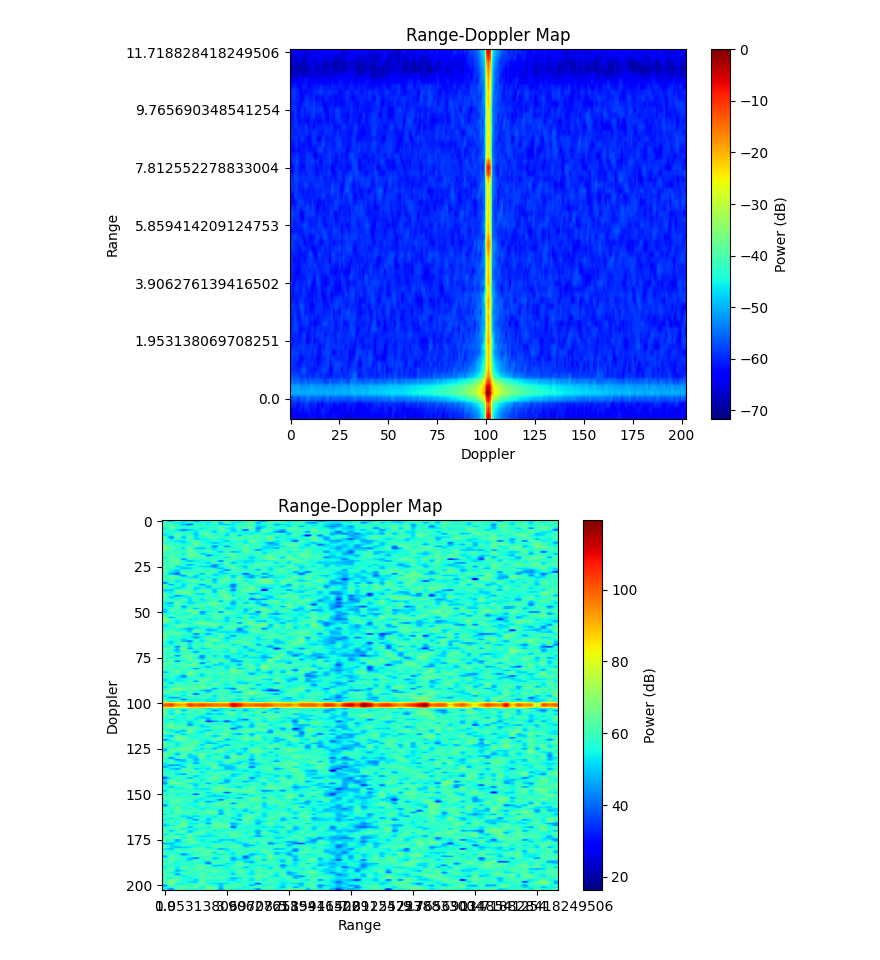
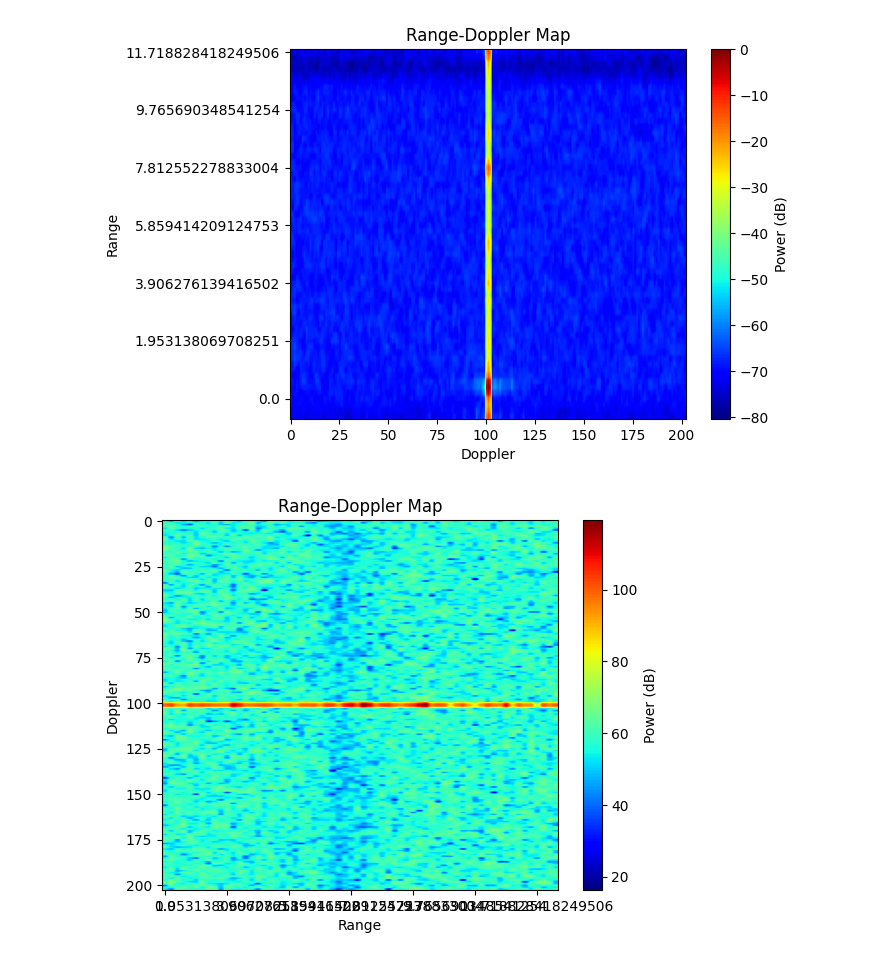
Before and after one commit to HarryPaniccc/4022S_code, a Jupyter notebook: range_doppler_notebook.ipynb, the cells around one changed output. Cells and saved outputs as stored; diff of their text form; code cells hidden in the pictures.

```diff
--- a/range_doppler_notebook.ipynb
+++ b/range_doppler_notebook.ipynb
@@ -29,7 +30,7 @@ def get_measurement_parameters(hdf5_file_path):
     range_bin_size = c/(2*bandwidth)
     return freq_slope_const, number_of_samples_per_chirp, sample_rate, Tdata, bandwidth, range_bin_size
 # %%
-def range_doppler_map(hdf5_file_path, frame, range_bin_size):
+def range_doppler_map(hdf5_file_path, frame, range_bin_size, make_map):
 
     frame_data = hdf5_file_path[f'Sensors/TI_Radar/Data/Frame_{frame}/frame_data'] # Collect the data of a specific frame, idk just fucking figure it out
     #print(frame_data[0,:,0]) # data is stored as samples x chirps x channels
@@ -41,30 +42,33 @@ def range_doppler_map(hdf5_file_path, frame, range_bin_size):
     plotted_fftd_frame_data = range_doppler_sum(fftd_frame_data)
 
 #    print(plotted_fftd_frame_data.shape)
+    if make_map:
+        plt.figure()
+        plt.imshow(plotted_fftd_frame_data, aspect='auto', cmap='jet')
+        plt.title('Range-Doppler Map')
+        plt.xlabel('Doppler')
+        plt.ylabel('Range')
+        plt.colorbar(label='Power (dB)')
+        # Get current y-ticks and labels
+        y_ticks = plt.gca().get_yticks()
+        plt.gca().set_yticklabels(y_ticks[::-1]*range_bin_size) #TODO: How the fuck do I make it so that zero is AT ZERO
 
-    plt.figure()
-    plt.imshow(plotted_fftd_frame_data, aspect='auto', cmap='jet')
-    plt.title('Range-Doppler Map')
-    plt.xlabel('Doppler')
-    plt.ylabel('Range')
-    plt.colorbar(label='Power (dB)')
+        #plt.ylim(0, )
+        plt.show()
 
-    # Get current y-ticks and labels
-    y_ticks = plt.gca().get_yticks()
-    plt.gca().set_yticklabels(y_ticks[::-1]*range_bin_size) #TODO: How the fuck do I make it so that zero is AT ZERO
-
-    #plt.ylim(0, )
-
-    plt.show()
+    return plotted_fftd_frame_data
 # %%
 moving_back_test = h5py.File('../4022S_data/undergrad_testset/Experiment_moving_target_back_data.hdf5', 'r') # Read in the file
 one_meter_centre_test = h5py.File('../4022S_data/undergrad_testset/Experiment_stationary_target_1m_1_data.hdf5','r')
 two_meter_centre_test = h5py.File('../4022S_data/undergrad_testset/Experiment_stationary_target_2m_1_data.hdf5','r')
 
-freq_slope_const, number_of_samples_per_chirp, sample_rate, Tdata, bandwidth, range_bin_size = get_measurement_parameters(moving_back_test)
-range_doppler_map(moving_back_test, '50', range_bin_size)
+test_in_question = one_meter_centre_test
+
+freq_slope_const, number_of_samples_per_chirp, sample_rate, Tdata, bandwidth, range_bin_size = get_measurement_parameters(test_in_question)
+
+range_doppler_data = range_doppler_map(test_in_question, '50', range_bin_size, 1)
 # %% [output]
-[figure, old version]
+[figure, new version]
 # %%
 # Trying a homemade range-doppler map - can ignore this
 target_frame = 'Sensors/TI_Radar/Data/Frame_0'
```
Also changed, not shown: parts of 3 cells of this notebook, 1 other file.
